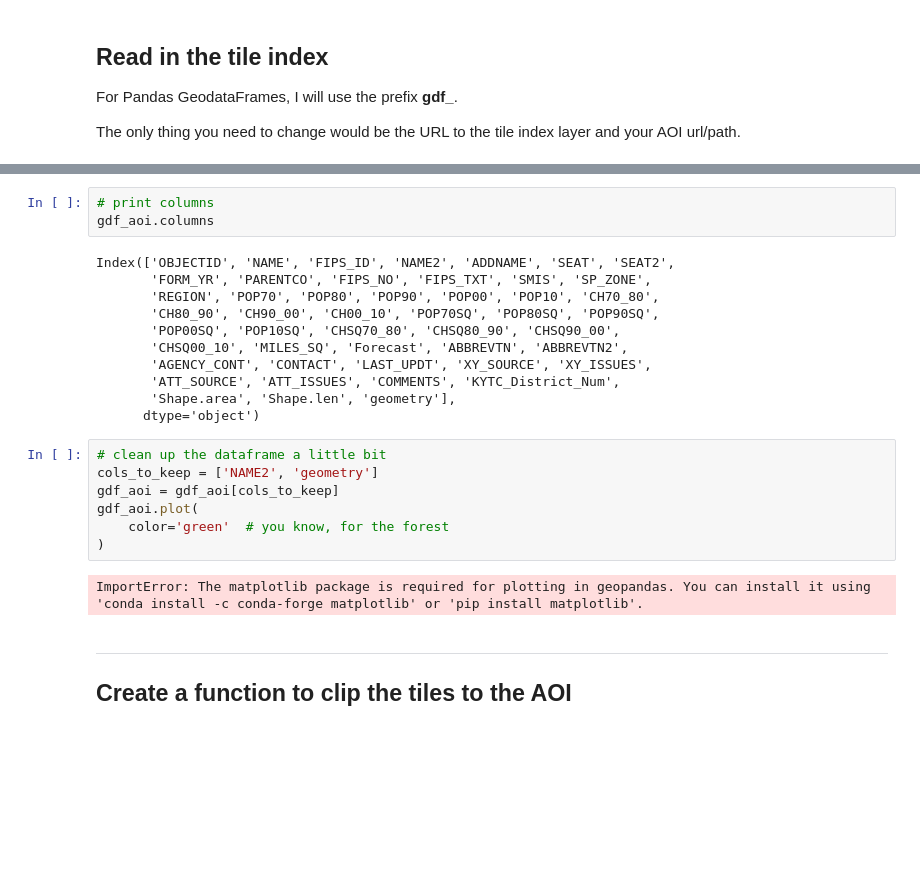
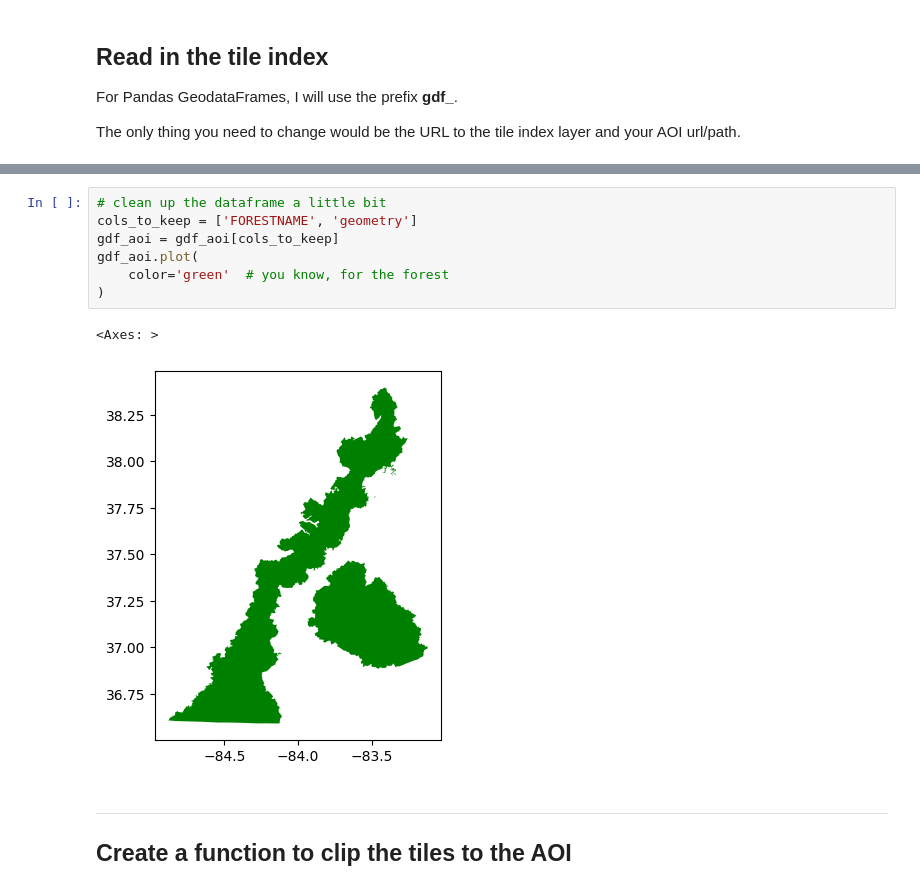
Before and after one commit to ianhorn/kyfromabove-on-aws-examples, a Jupyter notebook: examples/clip_tiles_to_boundary.ipynb, the cells around one changed output, grey strips where cells are left out. Drawn from its saved outputs; the diff is of its cells as text; blank space fills up the shorter version.

```diff
--- a/examples/clip_tiles_to_boundary.ipynb
+++ b/examples/clip_tiles_to_boundary.ipynb
@@ -88,26 +97,13 @@ gdf_aoi.head(3)
-# %%
-# print columns
-gdf_aoi.columns
-# %% [output]
-Index(['OBJECTID', 'NAME', 'FIPS_ID', 'NAME2', 'ADDNAME', 'SEAT', 'SEAT2',
-       'FORM_YR', 'PARENTCO', 'FIPS_NO', 'FIPS_TXT', 'SMIS', 'SP_ZONE',
-       'REGION', 'POP70', 'POP80', 'POP90', 'POP00', 'POP10', 'CH70_80',
-       'CH80_90', 'CH90_00', 'CH00_10', 'POP70SQ', 'POP80SQ', 'POP90SQ',
-       'POP00SQ', 'POP10SQ', 'CHSQ70_80', 'CHSQ80_90', 'CHSQ90_00',
-       'CHSQ00_10', 'MILES_SQ', 'Forecast', 'ABBREVTN', 'ABBREVTN2',
-       'AGENCY_CONT', 'CONTACT', 'LAST_UPDT', 'XY_SOURCE', 'XY_ISSUES',
-       'ATT_SOURCE', 'ATT_ISSUES', 'COMMENTS', 'KYTC_District_Num',
-       'Shape.area', 'Shape.len', 'geometry'],
-      dtype='object')
 # %%
 # clean up the dataframe a little bit
-cols_to_keep = ['NAME2', 'geometry']
+cols_to_keep = ['FORESTNAME', 'geometry']
 gdf_aoi = gdf_aoi[cols_to_keep]
 gdf_aoi.plot(
     color='green'  # you know, for the forest
 )
 # %% [output]
-ImportError: The matplotlib package is required for plotting in geopandas. You can install it using 'conda install -c conda-forge matplotlib' or 'pip install matplotlib'.
+<Axes: >
+[figure, added]
 # %% [markdown]
 ___
 
```
Also changed, not shown: parts of 13 cells of this notebook, 2 other files.
